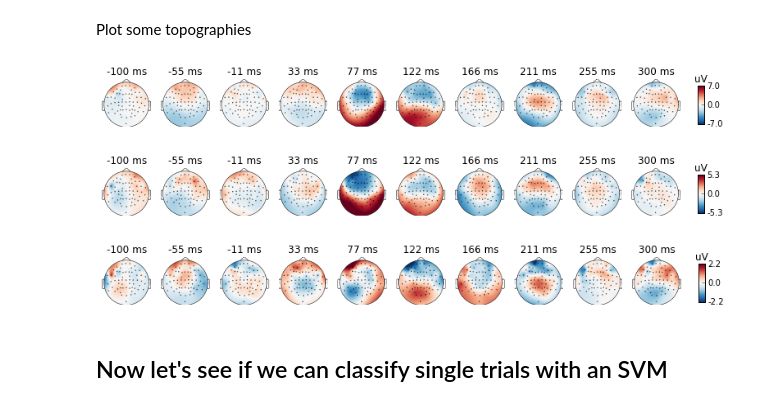
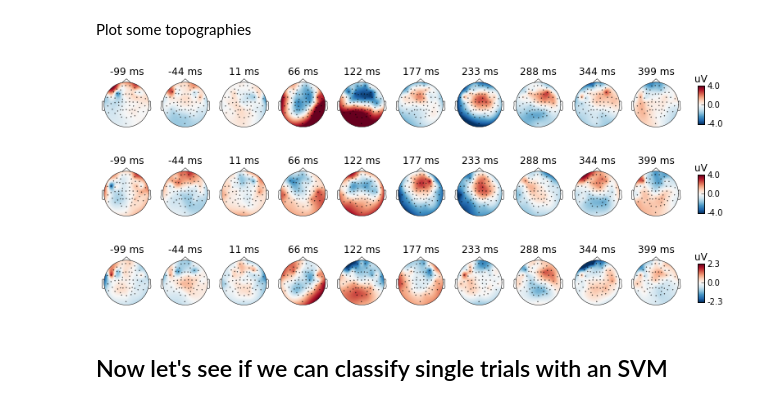
Before and after one commit to mne-tools/mne-python-notebooks, a Jupyter notebook: 5-MNE_decoding_multivariate_statistics.ipynb, the cells around one changed output. Cells and saved outputs as stored; diff of their text form; code cells hidden in the pictures.

```diff
--- a/5-MNE_decoding_multivariate_statistics.ipynb
+++ b/5-MNE_decoding_multivariate_statistics.ipynb
@@ -27,6 +27,7 @@ raw_fname = data_path + '/MEG/sample/sample_audvis_filt-0-40_raw.fif'
 Read data from file:
 # %%
 raw = mne.io.Raw(raw_fname, preload=True)
+raw.info['bads'] += ['EEG 053']  # we know EEG 053 is bad
 print raw
 # %% [output]
 <RawFIF  |  n_channels x n_times : 376 x 41700>
@@ -75,11 +76,11 @@ mne.viz.plot_events(events, raw.info['sfreq'], raw.first_samp);
 Define epochs parameters:
 # %%
 event_id = dict(aud_l=1, aud_r=2)  # event trigger and conditions
-tmin = -0.2  # start of each epoch
+tmin = -0.1  # start of each epoch
 tmax = 0.4  # end of each epoch
 baseline = None  # no baseline as data were high passed
 
-reject = dict(eeg=150e-6, eog=150e-6)
+reject = dict(eeg=80e-6, eog=40e-6)
 
 picks = mne.pick_types(raw.info, eeg=True, meg=False,
                        eog=True, stim=False, exclude='bads')
@@ -87,5 +88,6 @@ picks = mne.pick_types(raw.info, eeg=True, meg=False,
 epochs = mne.Epochs(raw, events, event_id, tmin, tmax, proj=True,
                     picks=picks, baseline=baseline,
                     reject=reject, preload=True)  # with preload
+
 print epochs
 # %% [output]
@@ -112,15 +110,14 @@ fig = evoked_contrast.plot()
 # %% [markdown]
 Plot some topographies
 # %%
-import numpy as np
-times = np.linspace(-0.1, 0.3, 10)
-fig = evoked_left.plot_topomap(times=times, ch_type='eeg', contours=0)
-fig = evoked_right.plot_topomap(times=times, ch_type='eeg', contours=0)
-fig = evoked_contrast.plot_topomap(times=times, ch_type='eeg', contours=0)
+vmin, vmax = -4, 4
+fig = evoked_left.plot_topomap(ch_type='eeg', contours=0, vmin=vmin, vmax=vmax)
+fig = evoked_right.plot_topomap(ch_type='eeg', contours=0, vmin=vmin, vmax=vmax)
+fig = evoked_contrast.plot_topomap(ch_type='eeg', contours=0, vmin=None, vmax=None)
 # %% [output]
-[figure, old version]
+[figure, new version]
-[figure, old version]
+[figure, new version]
-[figure, old version]
+[figure, new version]
 # %% [markdown]
 ## Now let's see if we can classify single trials with an SVM
 # %% [markdown]
```
Also changed, not shown: parts of 27 cells of this notebook.
